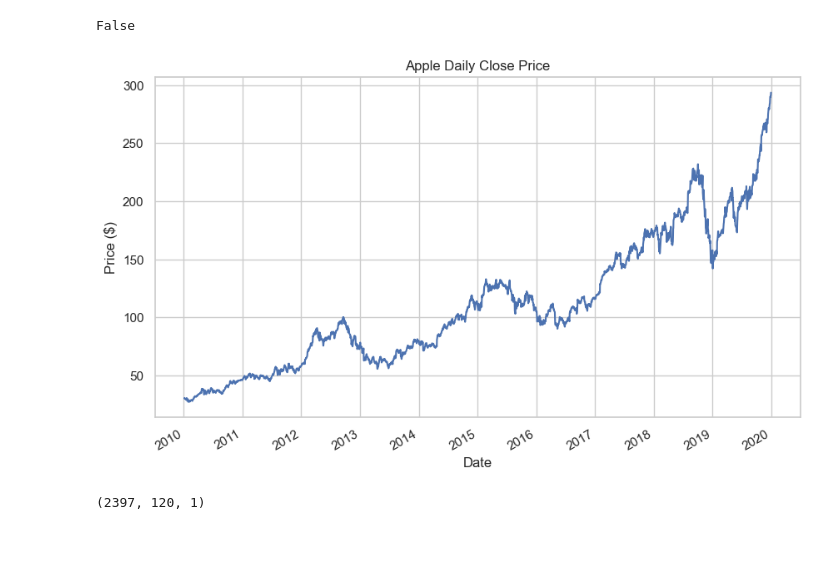
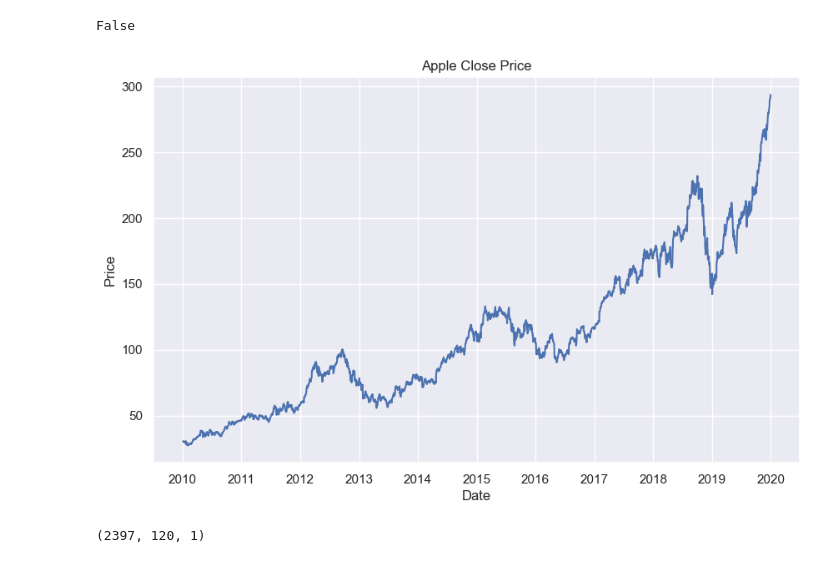
Before and after one commit to acody14/Stock-Prediction-LSTM-RNN, a Jupyter notebook: preprocessing_modeling.ipynb, the cells around one changed output. Drawn from its saved outputs; the diff is of its cells as text; code cells hidden in the pictures.

```diff
--- a/preprocessing_modeling.ipynb
+++ b/preprocessing_modeling.ipynb
@@ -85,15 +82,15 @@ stock.isna().sum().any()
 # %% [output]
 False
 # %%
-sns.set(style='whitegrid')
+sns.set(style='darkgrid')
 
-# data plot
-ax = stock.plot(y='Close',figsize=(10,6),legend=False)
-ax.set_xlabel('Date')
-ax.set_ylabel('Price ($)')
-ax.set_title('Apple Daily Close Price')
+plt.figure(figsize=(10,6))
+plt.plot(stock['Close'])
+plt.title('Apple Close Price')
+plt.xlabel('Date')
+plt.ylabel('Price')
 
 plt.show()
 # %% [output]
-[figure, old version]
+[figure, new version]
 # %%
```
Also changed, not shown: parts of 12 cells of this notebook.
